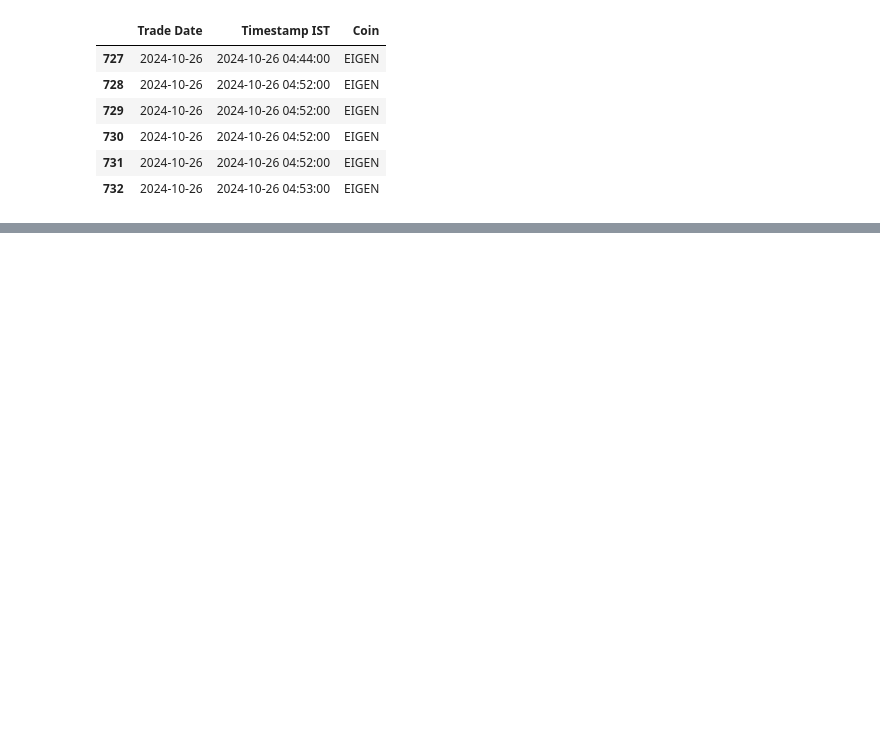
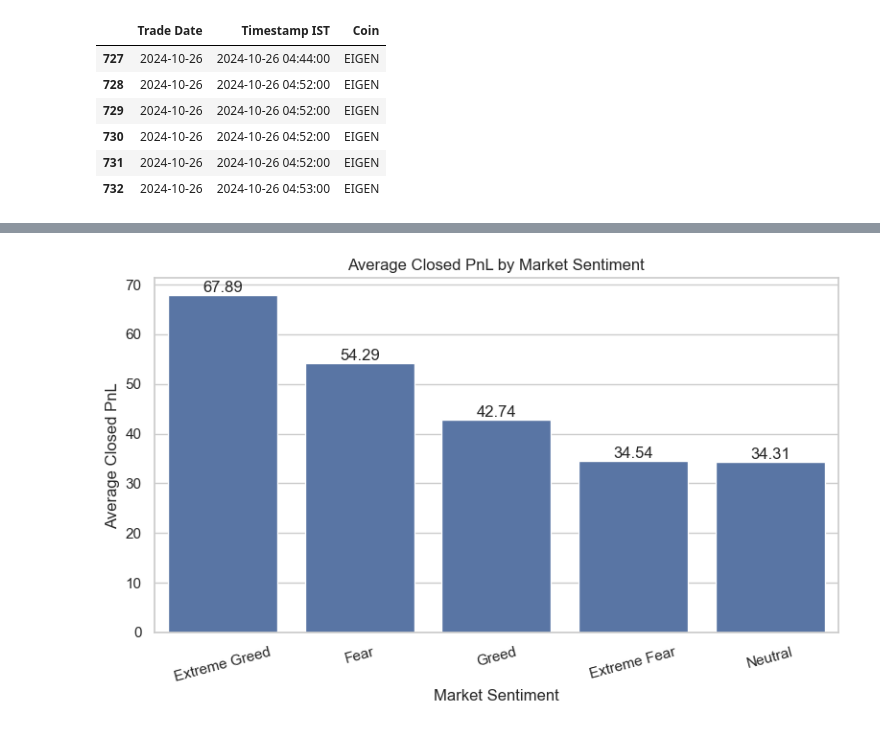
Before and after one commit to PoojaBalpande/primetrade-ai-market-sentiment-analysis, a Jupyter notebook: notebooks/PrimeTrade_EDA.ipynb, the cells around one changed output, grey strips where cells are left out. Drawn from its saved outputs; the diff is of its cells as text; code cells hidden in the pictures; blank space fills up the shorter version.

```diff
--- a/notebooks/PrimeTrade_EDA.ipynb
+++ b/notebooks/PrimeTrade_EDA.ipynb
@@ -648,0 +759,9 @@ merged_df.to_csv(
+# %%
+avg_pnl = (
+    merged_df
+    .groupby("Market Sentiment")["Closed PnL"]
+    .mean()
+    .sort_values(ascending=False)
+)
+
+display(avg_pnl)
@@ -648,0 +776,21 @@ merged_df.to_csv(
+# %%
+plt.figure(figsize=(8,5))
+
+ax = sns.barplot(
+    x=avg_pnl.index,
+    y=avg_pnl.values
+)
+
+plt.title("Average Closed PnL by Market Sentiment")
+plt.xlabel("Market Sentiment")
+plt.ylabel("Average Closed PnL")
+
+plt.xticks(rotation=15)
+
+for container in ax.containers:
+    ax.bar_label(container, fmt="%.2f")
+
+plt.tight_layout()
+plt.show()
+# %% [output]
+[figure, added]
```
Also changed, not shown: parts of 21 cells of this notebook, 2 other files.
